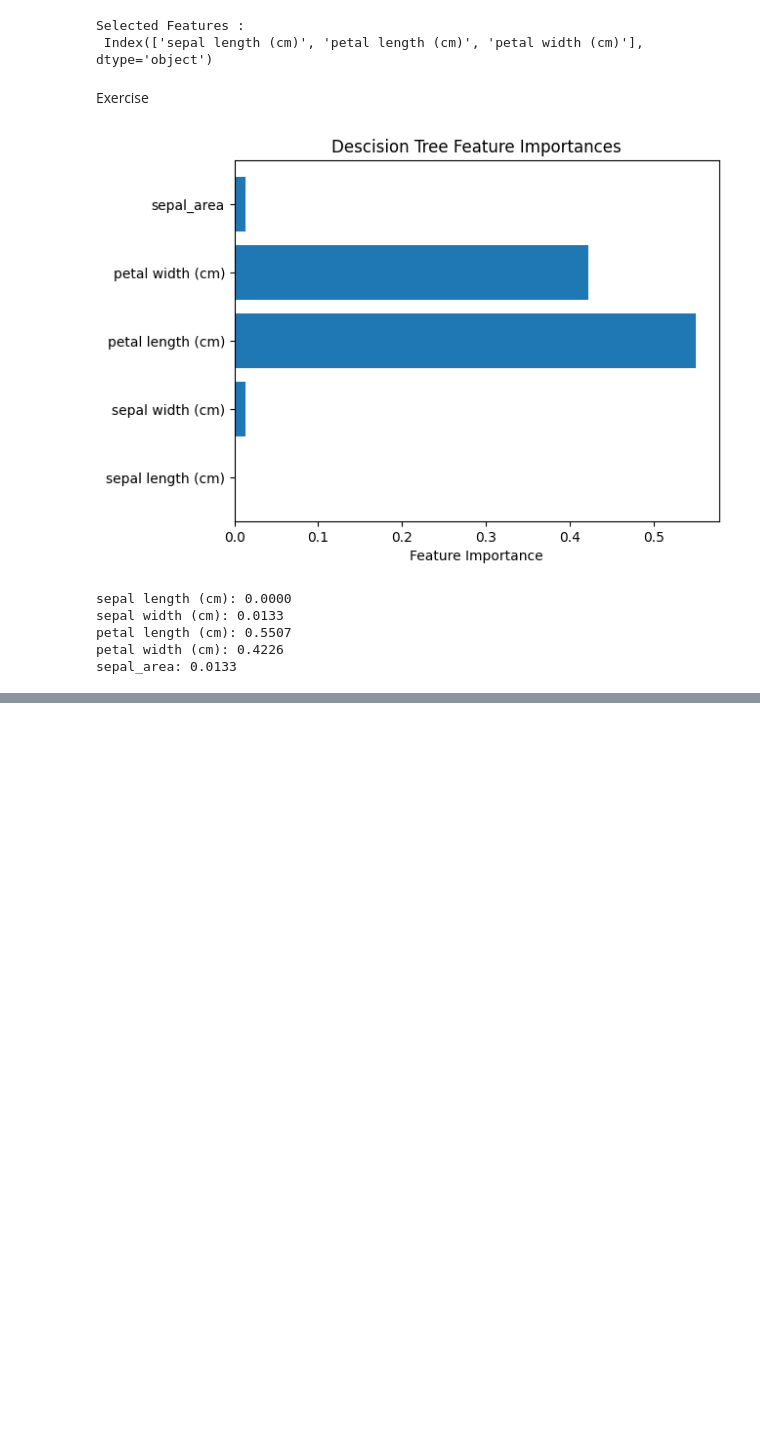
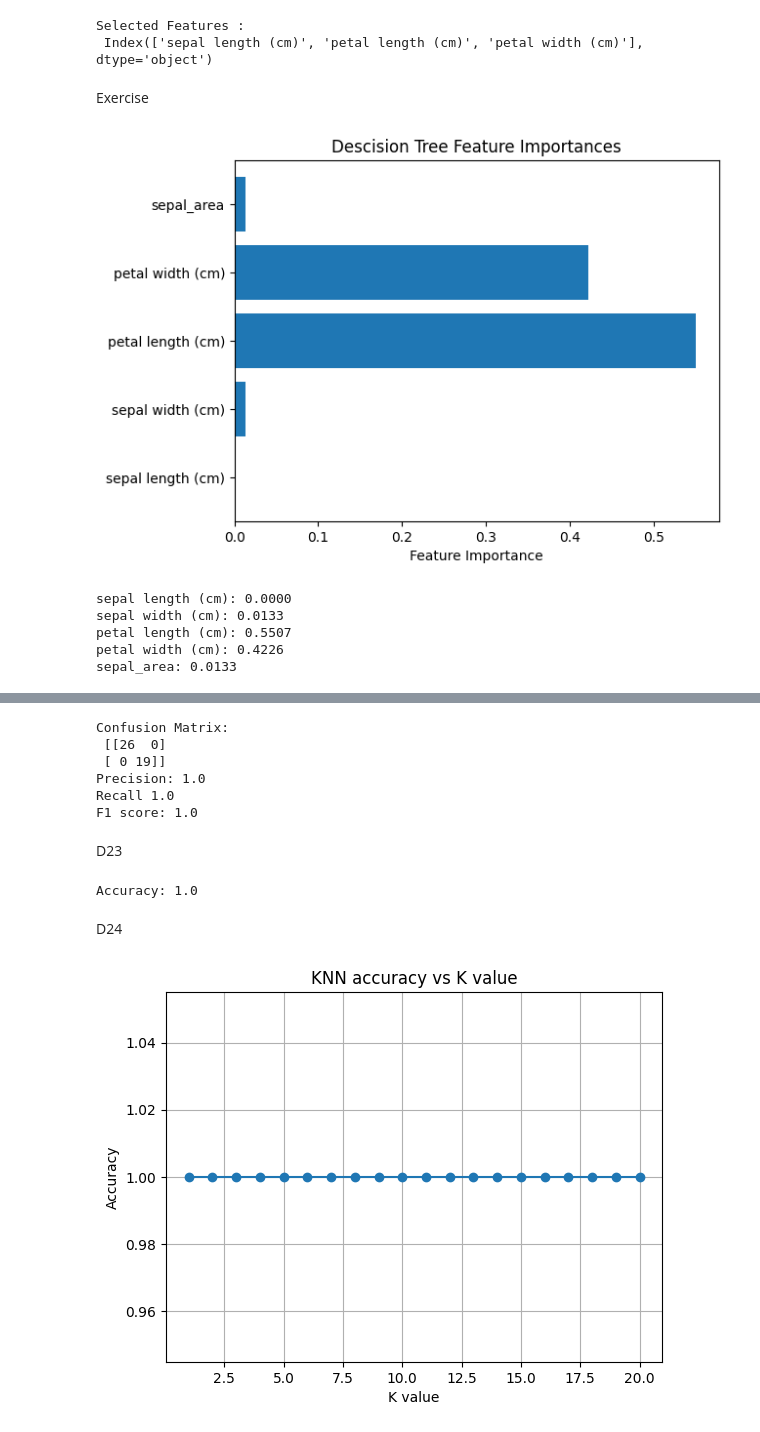
Before and after one commit to CJYJas/SelfLearn_2025, a Jupyter notebook: selflearn.ipynb, the cells around one changed output, grey strips where cells are left out. Cells and saved outputs as stored; diff of their text form; code cells hidden in the pictures; blank space fills up the shorter version.

```diff
--- a/selflearn.ipynb
+++ b/selflearn.ipynb
@@ -531,0 +954,67 @@ sepal_area: 0.0133
+# %%
+from sklearn.metrics import confusion_matrix, precision_score, recall_score, f1_score
+
+print("Confusion Matrix: \n", confusion_matrix(y_test,y_pred))
+print("Precision:", precision_score(y_test, y_pred))
+print("Recall", recall_score(y_test, y_pred))
+print("F1 score:", f1_score(y_test, y_pred))
+# %% [output]
+Confusion Matrix:
+ [[26  0]
+ [ 0 19]]
+Precision: 1.0
+Recall 1.0
+F1 score: 1.0
+# %% [markdown]
+D23
+# %%
+from sklearn.datasets import load_iris
+from sklearn.model_selection import train_test_split
+from sklearn.neighbors import KNeighborsClassifier
+from sklearn.metrics import accuracy_score
+
+data = load_iris()
+X = data.data
+y = data.target
+
+X_train, X_test, y_train, y_test = train_test_split(X, y, test_size = 0.3, random_state = 42)
+
+model = KNeighborsClassifier(n_neighbors=3)
+model.fit(X_train, y_train)
+y_pred = model.predict(X_test)
+
+print("Accuracy:", accuracy_score(y_test, y_pred))
+# %% [output]
+Accuracy: 1.0
+# %% [markdown]
+D24
+# %%
+import matplotlib.pyplot as plt
+from sklearn.model_selection import train_test_split
+from sklearn.neighbors import KNeighborsClassifier
+from sklearn.datasets import load_iris
+from sklearn.metrics import accuracy_score
+
+data = load_iris()
+X = data.data
+y = data.target
+
+X_train, X_test, y_train, y_test = train_test_split(X, y, test_size = 0.3, random_state=42)
+
+k_range = range(1,21)
+accuracy = []
+
+for k in k_range:
+  model = KNeighborsClassifier(n_neighbors=k)
+  model.fit(X_train, y_train)
+  y_pred = model.predict(X_test)
+  accuracy.append(accuracy_score(y_test, y_pred))
+
+plt.plot(k_range, accuracy, marker = 'o')
+plt.xlabel('K value')
+plt.ylabel('Accuracy')
+plt.title('KNN accuracy vs K value')
+plt.grid(True)
+plt.show()
+# %% [output]
+[figure, added]
```
Also changed, not shown: parts of 32 cells of this notebook.
